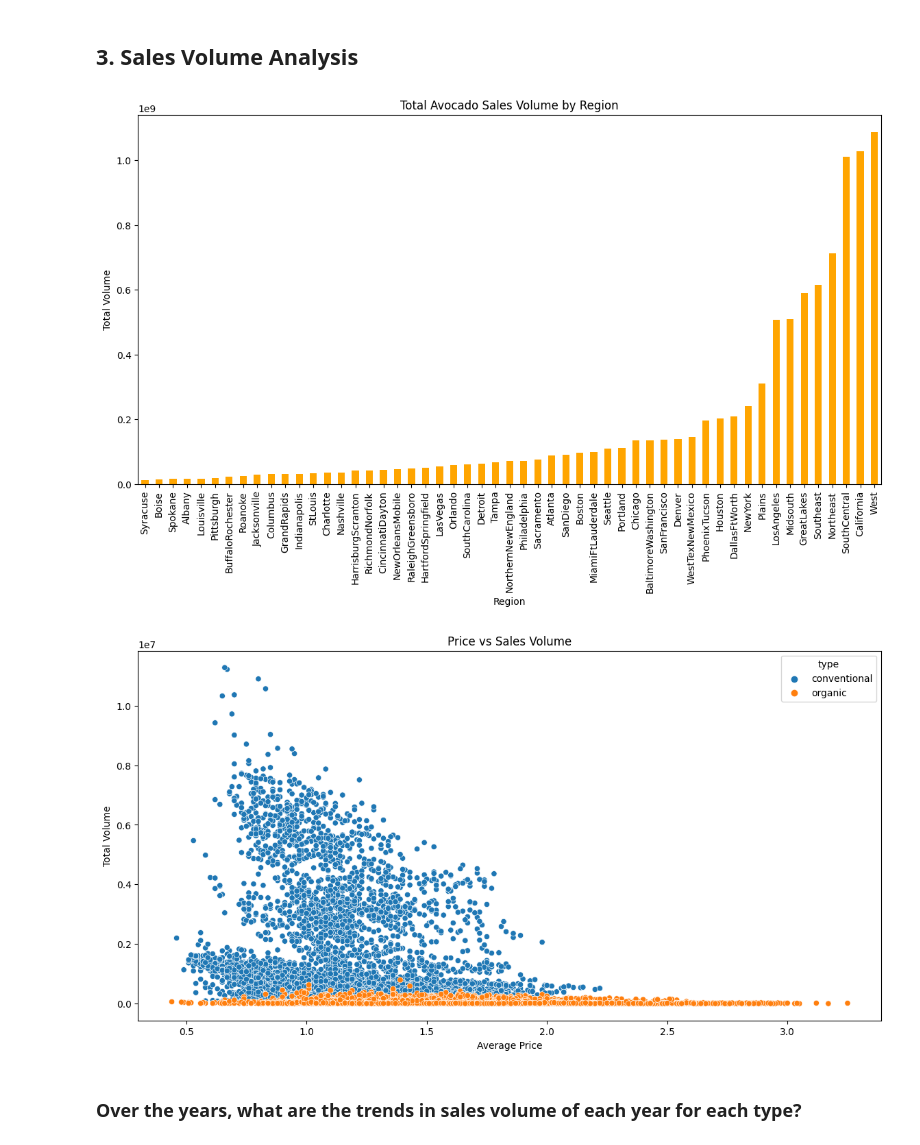
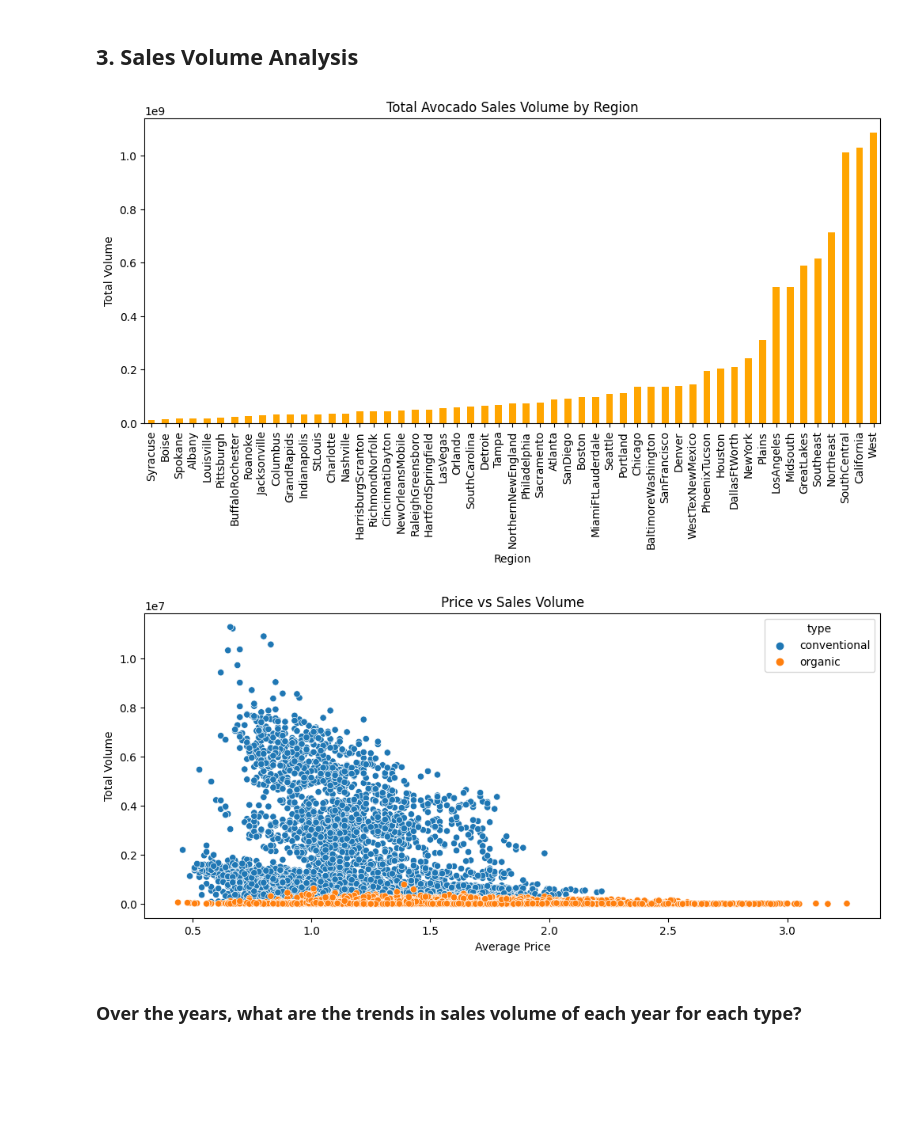
Before and after one commit to YPH9595/jupyter-notebooks, a Jupyter notebook: avocado-sales-insights.ipynb, the cells around one changed output. Drawn from its saved outputs; the diff is of its cells as text; code cells hidden in the pictures; blank space fills up the shorter version.

```diff
--- a/avocado-sales-insights.ipynb
+++ b/avocado-sales-insights.ipynb
@@ -156,26 +180,26 @@ Name: AveragePrice, dtype: float64
 # %%
 # Group by region and calculate total volume
 region_volume = df_without_TotalUS.groupby('region')['Total Volume'].sum().sort_values()
 
 # Plot total volume by region
-plt.figure(figsize=(14, 7))
+plt.figure(figsize=(12, 5))
 region_volume.plot(kind='bar', color='orange')
 plt.title('Total Avocado Sales Volume by Region')
 plt.xlabel('Region')
 plt.ylabel('Total Volume')
 plt.xticks(rotation=90)
 plt.show()
 
 # Scatter plot of price vs volume
-plt.figure(figsize=(14, 7))
+plt.figure(figsize=(12, 5))
 sns.scatterplot(data=df_without_TotalUS, x='AveragePrice', y='Total Volume', hue='type')
 plt.title('Price vs Sales Volume')
 plt.xlabel('Average Price')
 plt.ylabel('Total Volume')
 plt.show()
 # %% [output]
-[figure, old version]
+[figure, new version]
-[figure, old version]
+[figure, new version]
 # %% [markdown]
 ### **Over the years, what are the trends in sales volume of each year for each type?**
 # %%
```
Also changed, not shown: parts of 7 cells of this notebook.
